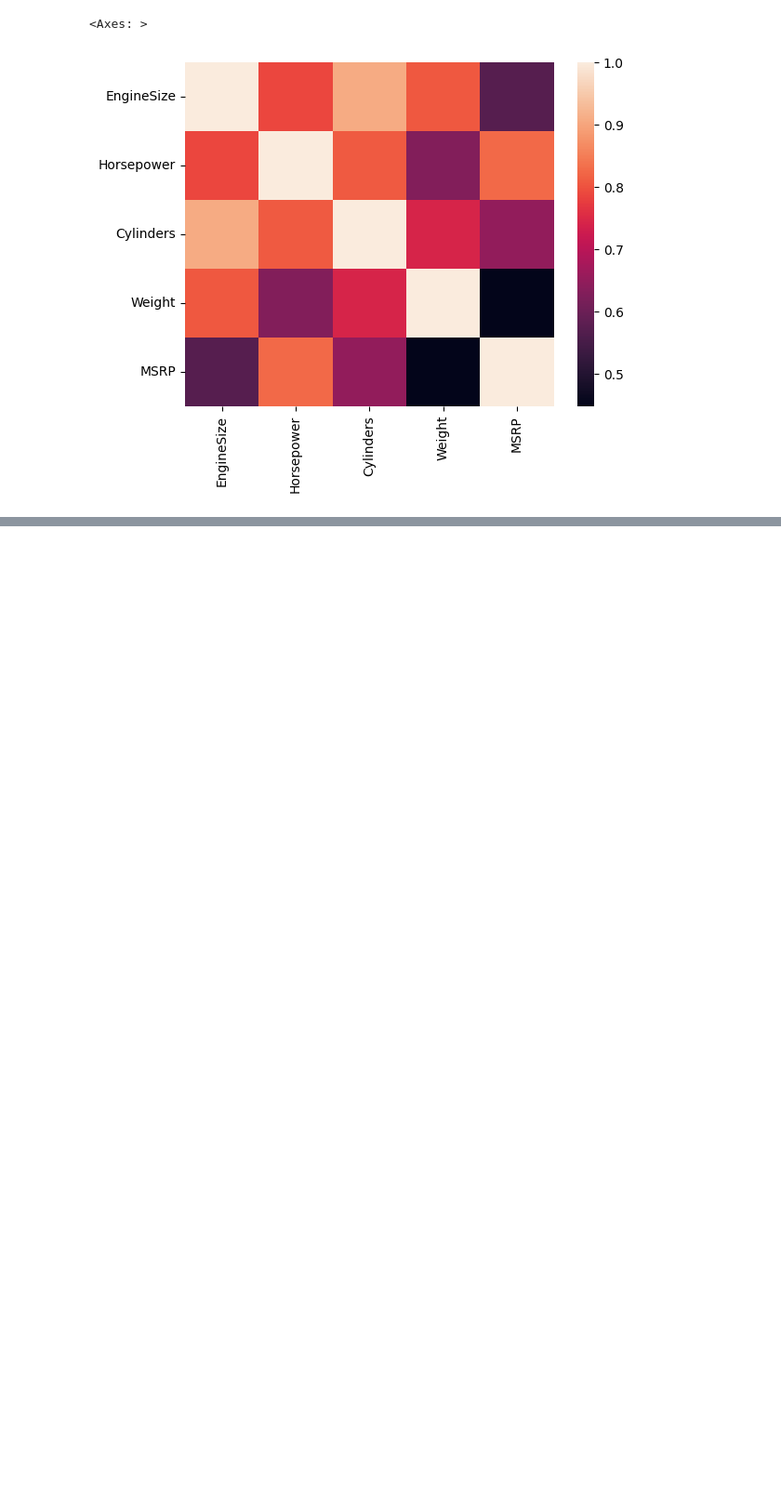
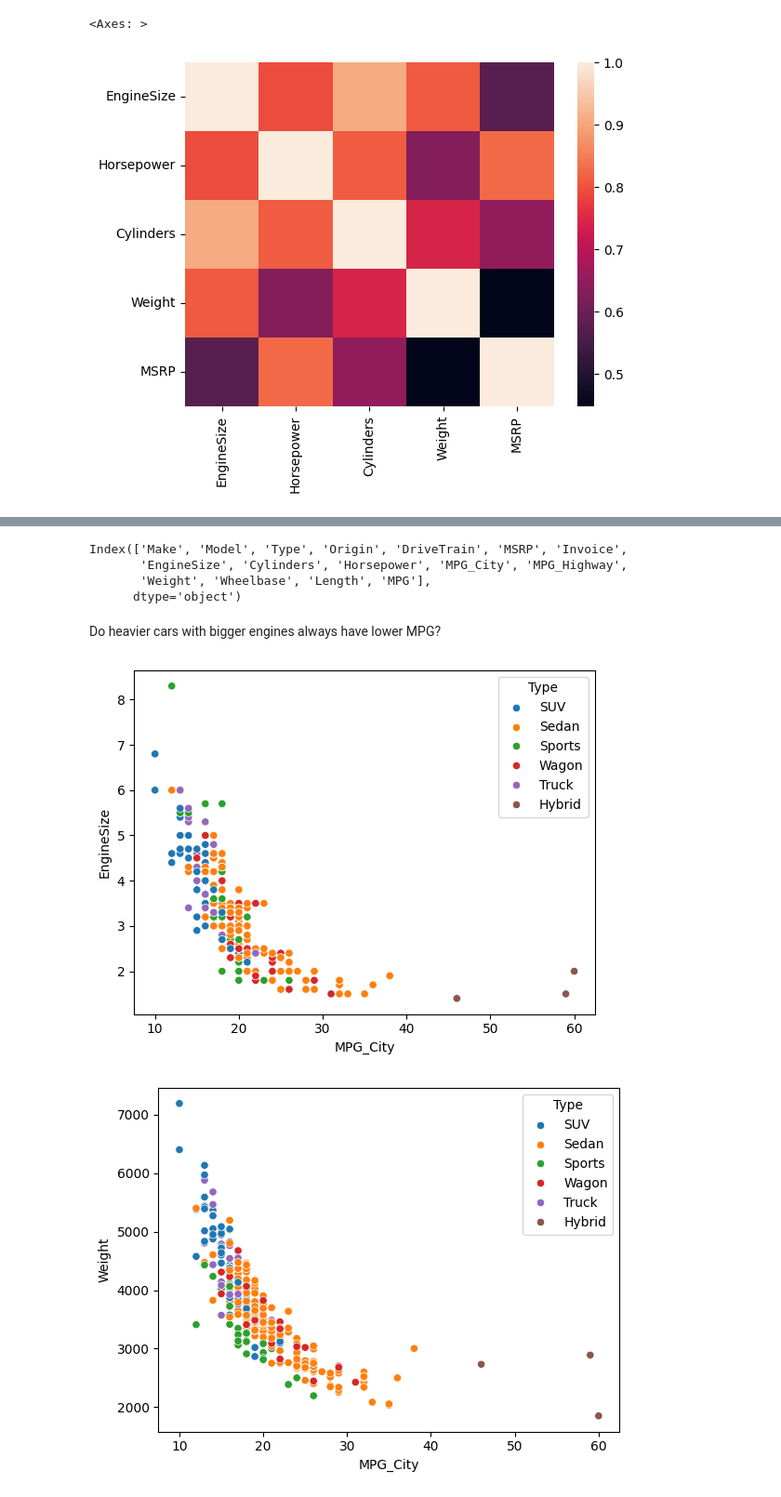
Before and after one commit to trailokya-world/Car-Data-Analysis, a Jupyter notebook: car_data_analysis/car_data_analysis.ipynb, the cells around one changed output, grey strips where cells are left out. Shown: that part at 93% size. Drawn from its saved outputs; the diff is of its cells as text; code cells hidden in the pictures; blank space fills up the shorter version.

```diff
--- a/car_data_analysis/car_data_analysis.ipynb
+++ b/car_data_analysis/car_data_analysis.ipynb
@@ -292,0 +294,18 @@ plt.show()
+# %%
+data.columns
+# %% [output]
+Index(['Make', 'Model', 'Type', 'Origin', 'DriveTrain', 'MSRP', 'Invoice',
+       'EngineSize', 'Cylinders', 'Horsepower', 'MPG_City', 'MPG_Highway',
+       'Weight', 'Wheelbase', 'Length', 'MPG'],
+      dtype='object')
+# %% [markdown]
+Do heavier cars with bigger engines always have lower MPG?
+# %%
+sns.scatterplot(data=data, x="MPG_City",y="EngineSize",hue="Type")
+plt.show()
+
+sns.scatterplot(data=data, x="MPG_City",y="Weight",hue="Type")
+plt.show()
+# %% [output]
+[figure, added]
+[figure, added]
```
Also changed, not shown: parts of 27 cells of this notebook.
